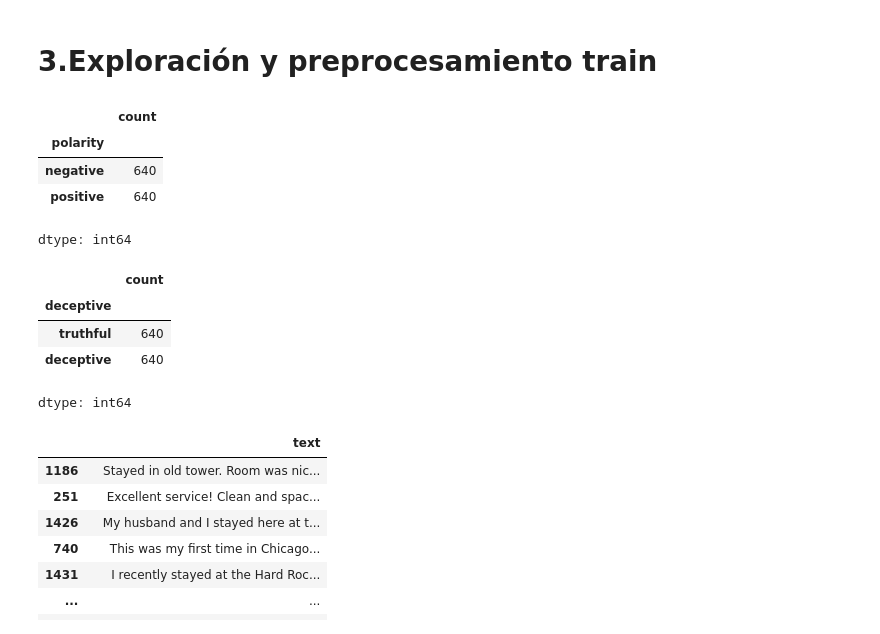
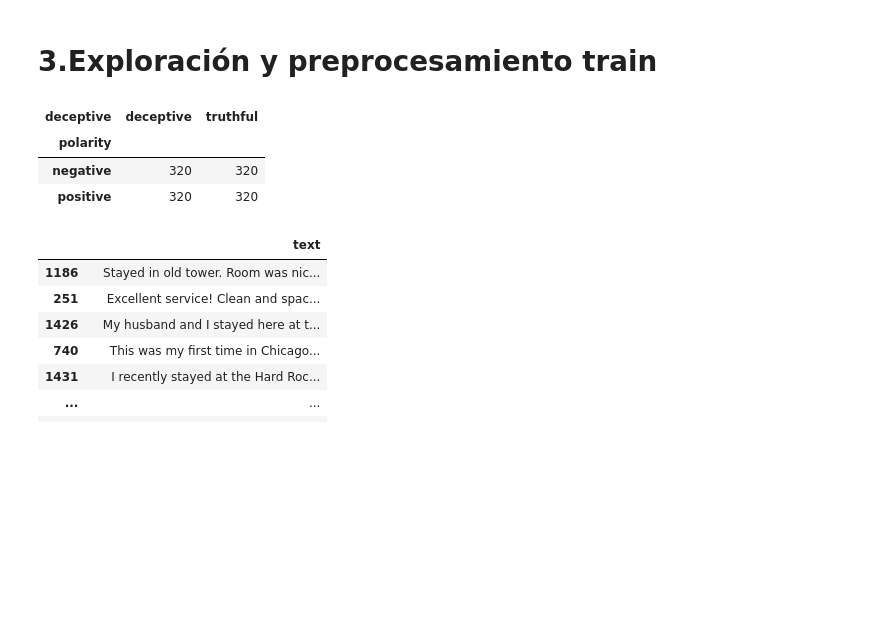
Before and after one commit to Quantium/LogisticRegression_SpamOpinion, a Jupyter notebook: Clasificador_reseñas_multiclase_Regresión_logística_.ipynb, the cells around one changed output. Cells and saved outputs as stored; diff of their text form; code cells hidden in the pictures; blank space fills up the shorter version.

```diff
--- a/Clasificador_reseñas_multiclase_Regresión_logística_.ipynb
+++ b/Clasificador_reseñas_multiclase_Regresión_logística_.ipynb
@@ -199,5 +187,5 @@ def evaluacion(modelo, graph_size=(10, 4)):
 # %%
-df = pd.read_csv('https://raw.githubusercontent.com/AnIsAsPe/LogisticRegression_SpamOpinion/refs/heads/master/Datos/deceptive-opinion.csv',
+df = pd.read_csv('https://raw.githubusercontent.com/Quantium/LogisticRegression_SpamOpinion/refs/heads/master/Datos/deceptive-opinion.csv',
                      usecols=['deceptive','polarity', 'text']
                     )
 display(df.shape, df.head())
@@ -246,21 +234,16 @@ Registros en Test: 320
 # %% [markdown]
 # 3.Exploración y preprocesamiento train
 # %%
-display(
-     df_train['polarity'].value_counts(),
-     df_train['deceptive'].value_counts()
-)
+# display(
+#      df_train['polarity'].value_counts(),
+#      df_train['deceptive'].value_counts()
+# )
+pd.crosstab(df_train['polarity'],df_train['deceptive'])
 # %% [output]
-|  | count |
-| polarity |  |
-| negative | 640 |
-| positive | 640 |
+| deceptive | deceptive | truthful |
+| polarity |  |  |
+| negative | 320 | 320 |
+| positive | 320 | 320 |
-dtype: int64
-|  | count |
-| deceptive |  |
-| truthful | 640 |
-| deceptive | 640 |
-dtype: int64
 # %%
 df_train['text']
 # %% [output]
```
Also changed, not shown: parts of 36 cells of this notebook.
